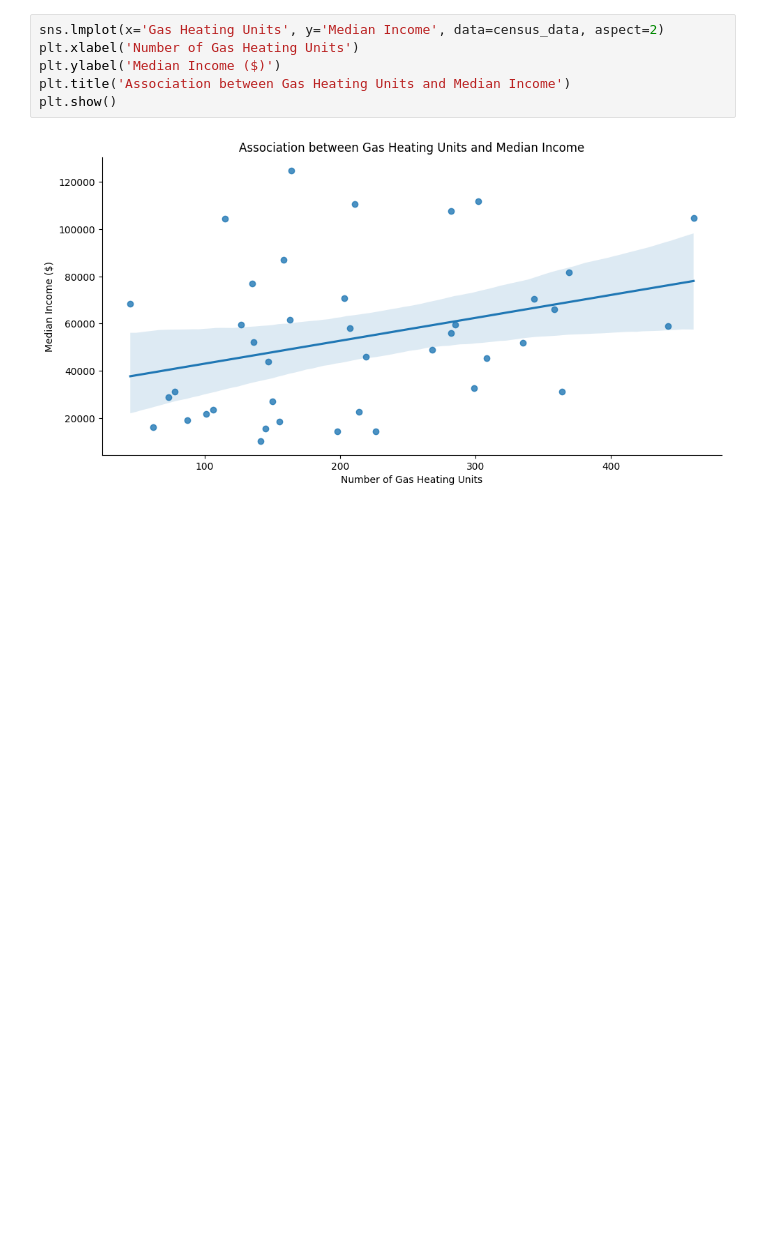
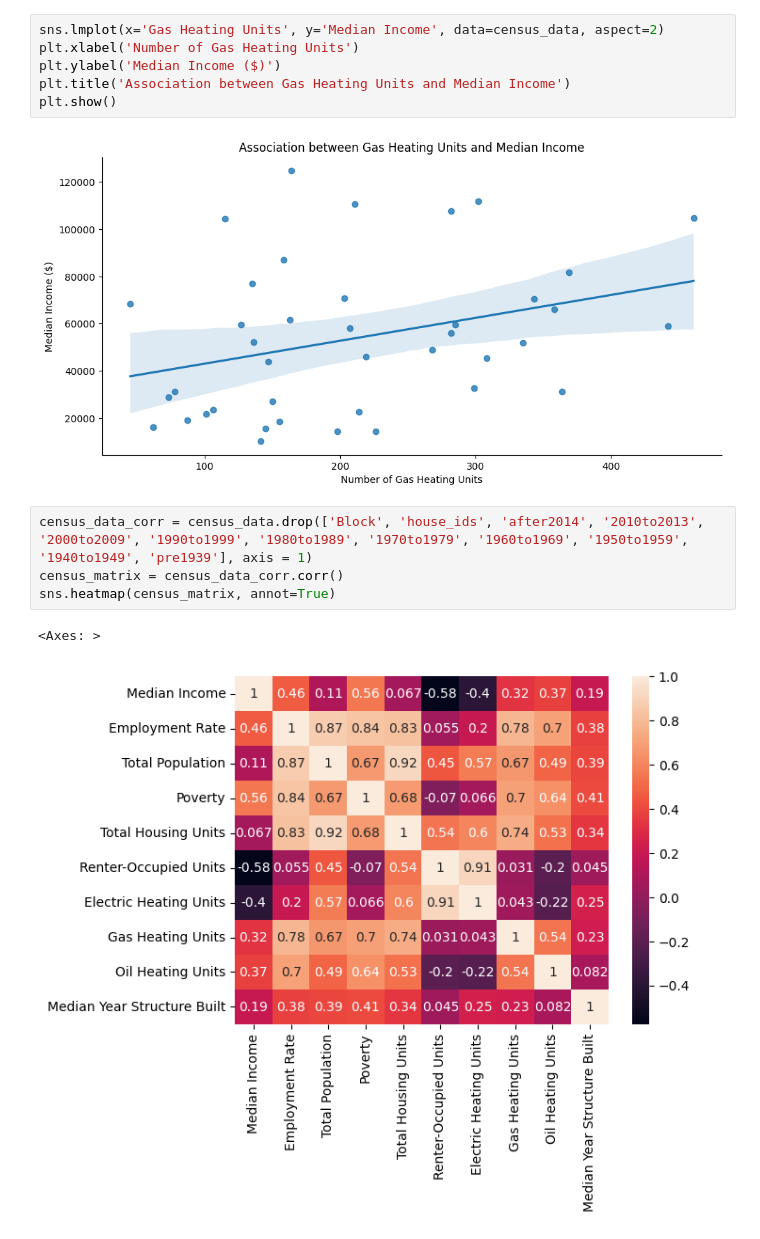
Before and after one commit to smcox789/390B-New-Solar-Data-Analysis, a Jupyter notebook: census_analysis.ipynb, the cells around one changed output. Drawn from its saved outputs; the diff is of its cells as text; blank space fills up the shorter version.

Commit message:
gas data analysis + census corr

```diff
--- a/census_analysis.ipynb
+++ b/census_analysis.ipynb
@@ -123,3 +123,10 @@ plt.title('Association between Gas Heating Units and Median Income')
 plt.show()
 # %% [output]
 [figure]
+# %%
+census_data_corr = census_data.drop(['Block', 'house_ids', 'after2014', '2010to2013', '2000to2009', '1990to1999', '1980to1989', '1970to1979', '1960to1969', '1950to1959', '1940to1949', 'pre1939'], axis = 1)
+census_matrix = census_data_corr.corr()
+sns.heatmap(census_matrix, annot=True)
+# %% [output]
+<Axes: >
+[figure, added]
```
Also changed, not shown: parts of 1 cell of this notebook, 1 other file.
